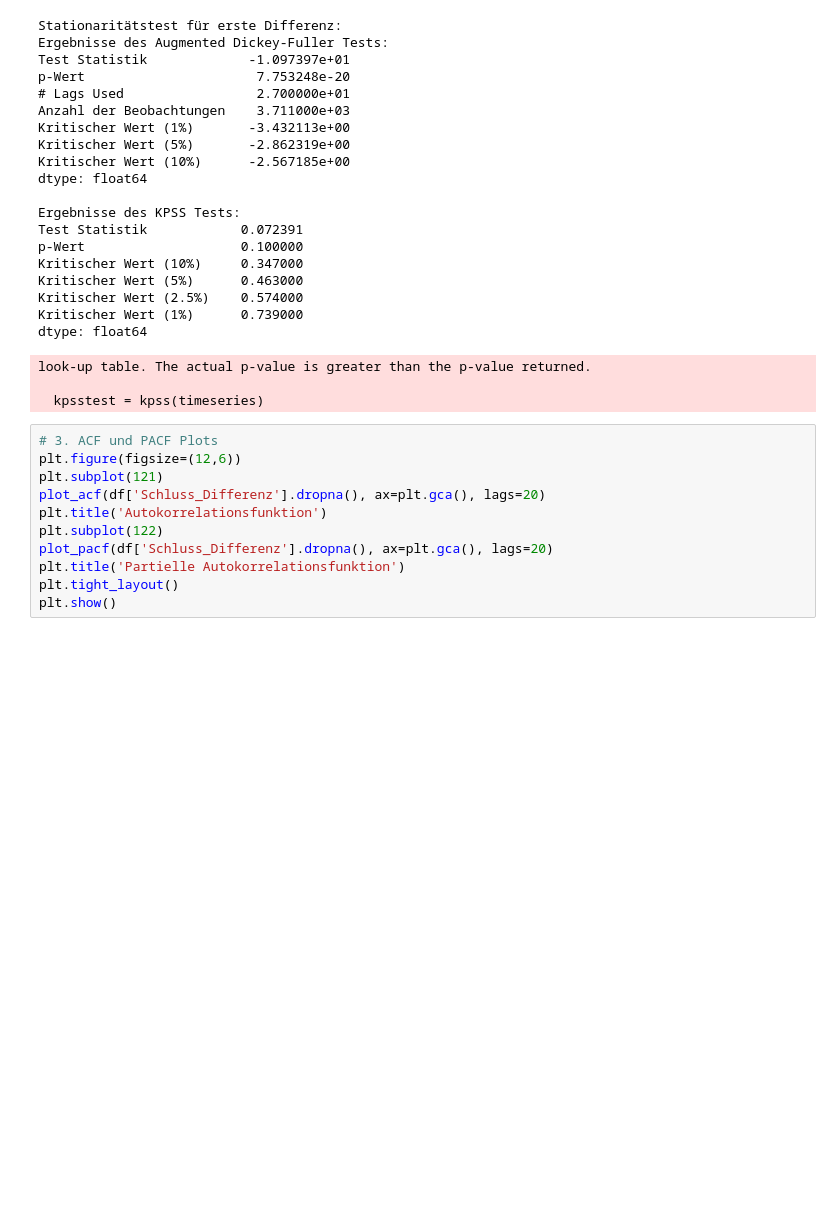
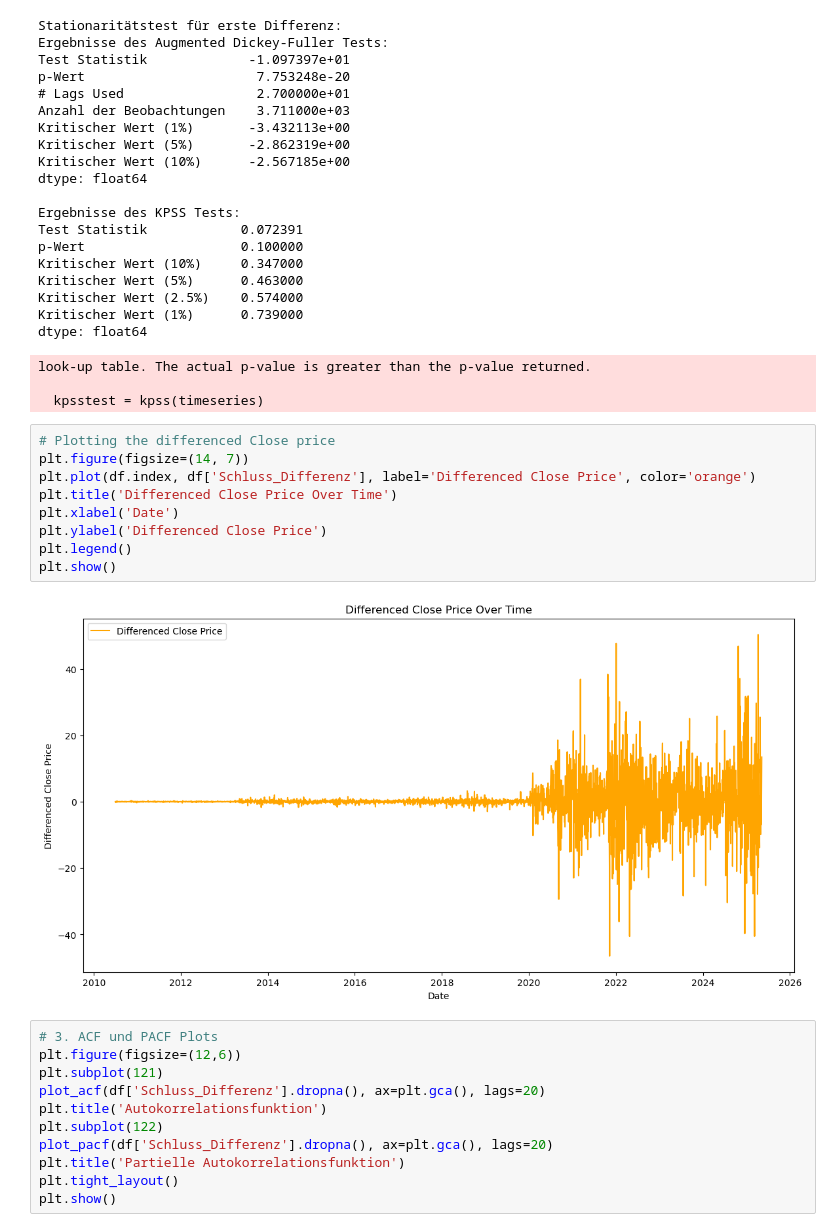
Before and after one commit to study-niclas/Zeitreihenanalyse, a Jupyter notebook: src/tesla.ipynb, the cells around one changed output. Cells and saved outputs as stored; diff of their text form; blank space fills up the shorter version.

```diff
--- a/src/tesla.ipynb
+++ b/src/tesla.ipynb
@@ -149,6 +149,17 @@ dtype: float64
 look-up table. The actual p-value is greater than the p-value returned.
 
   kpsstest = kpss(timeseries)
+# %%
+# Plotting the differenced Close price
+plt.figure(figsize=(14, 7))
+plt.plot(df.index, df['Schluss_Differenz'], label='Differenced Close Price', color='orange')
+plt.title('Differenced Close Price Over Time')
+plt.xlabel('Date')
+plt.ylabel('Differenced Close Price')
+plt.legend()
+plt.show()
+# %% [output]
+[figure, added]
 # %%
 # 3. ACF und PACF Plots
 plt.figure(figsize=(12,6))
```
Also changed, not shown: parts of 3 cells of this notebook.
